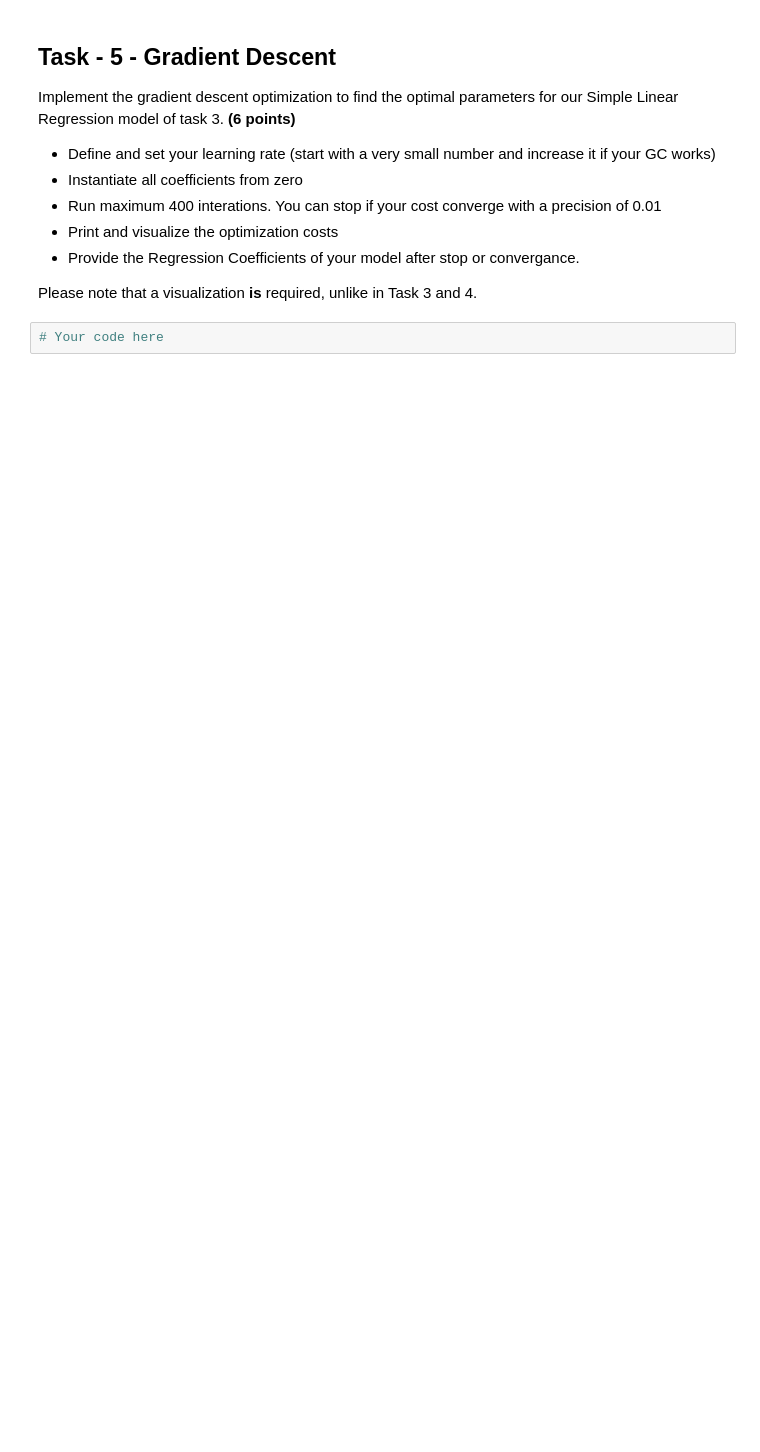
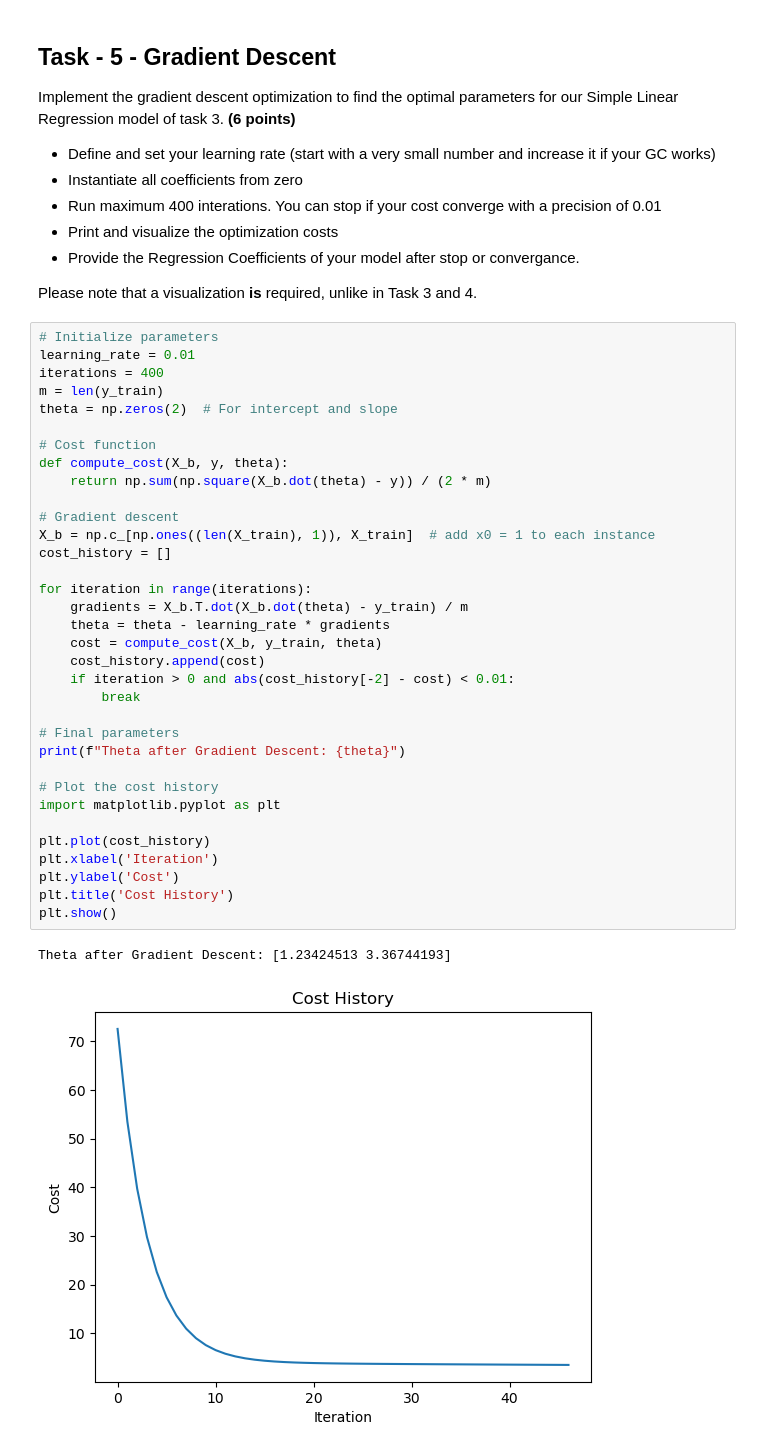
Before and after one commit to tylersmed/data-analytics, a Jupyter notebook: hw/hw4/329e_HW4.ipynb, the cells around one changed output. Drawn from its saved outputs; the diff is of its cells as text; blank space fills up the shorter version.

```diff
--- a/hw/hw4/329e_HW4.ipynb
+++ b/hw/hw4/329e_HW4.ipynb
@@ -163,5 +254,40 @@ Implement the gradient descent optimization to find the optimal parameters for o
 * Provide the Regression Coefficients of your model after stop or convergance.
 
 Please note that a visualization **is** required, unlike in Task 3 and 4.
-# %%
-# Your code here
+# %%
+# Initialize parameters
+learning_rate = 0.01
+iterations = 400
+m = len(y_train)
+theta = np.zeros(2)  # For intercept and slope
+
+# Cost function
+def compute_cost(X_b, y, theta):
+    return np.sum(np.square(X_b.dot(theta) - y)) / (2 * m)
+
+# Gradient descent
+X_b = np.c_[np.ones((len(X_train), 1)), X_train]  # add x0 = 1 to each instance
+cost_history = []
+
+for iteration in range(iterations):
+    gradients = X_b.T.dot(X_b.dot(theta) - y_train) / m
+    theta = theta - learning_rate * gradients
+    cost = compute_cost(X_b, y_train, theta)
+    cost_history.append(cost)
+    if iteration > 0 and abs(cost_history[-2] - cost) < 0.01:
+        break
+
+# Final parameters
+print(f"Theta after Gradient Descent: {theta}")
+
+# Plot the cost history
+import matplotlib.pyplot as plt
+
+plt.plot(cost_history)
+plt.xlabel('Iteration')
+plt.ylabel('Cost')
+plt.title('Cost History')
+plt.show()
+# %% [output]
+Theta after Gradient Descent: [1.23424513 3.36744193]
+[figure, added]
```
Also changed, not shown: parts of 17 cells of this notebook.
